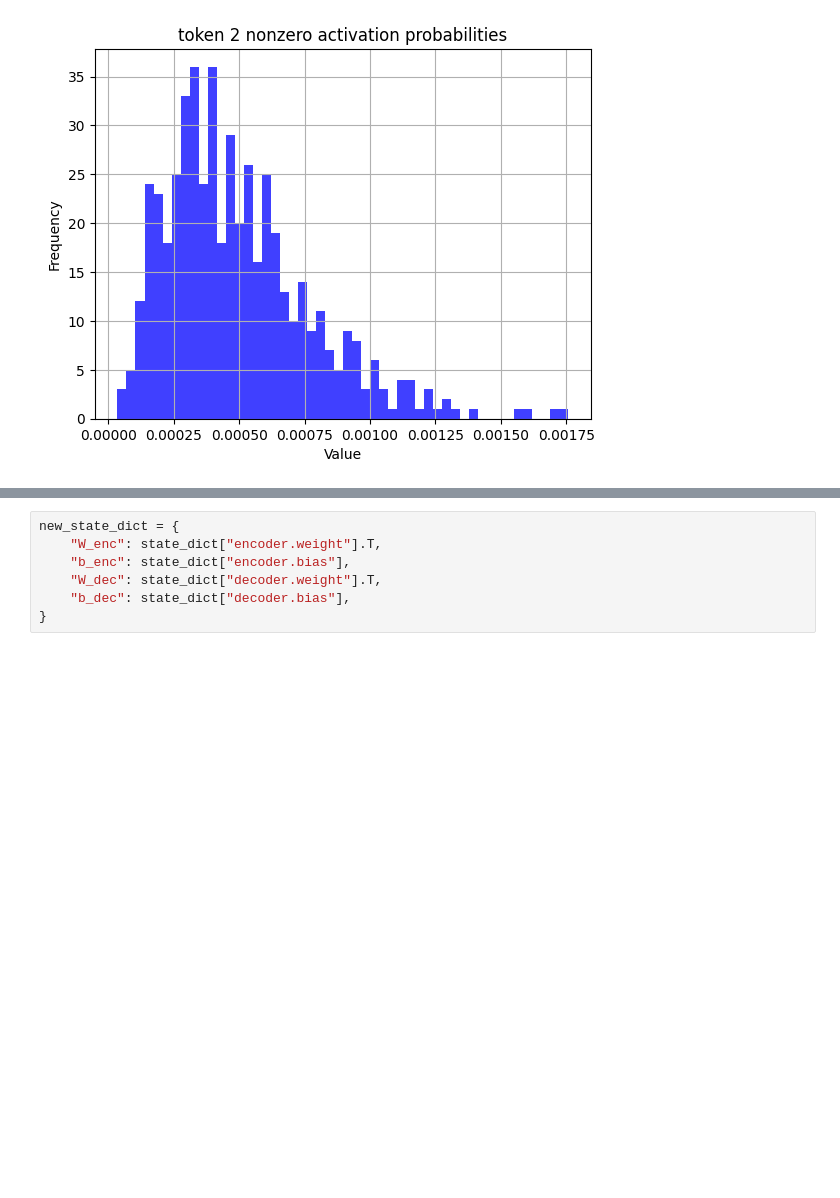
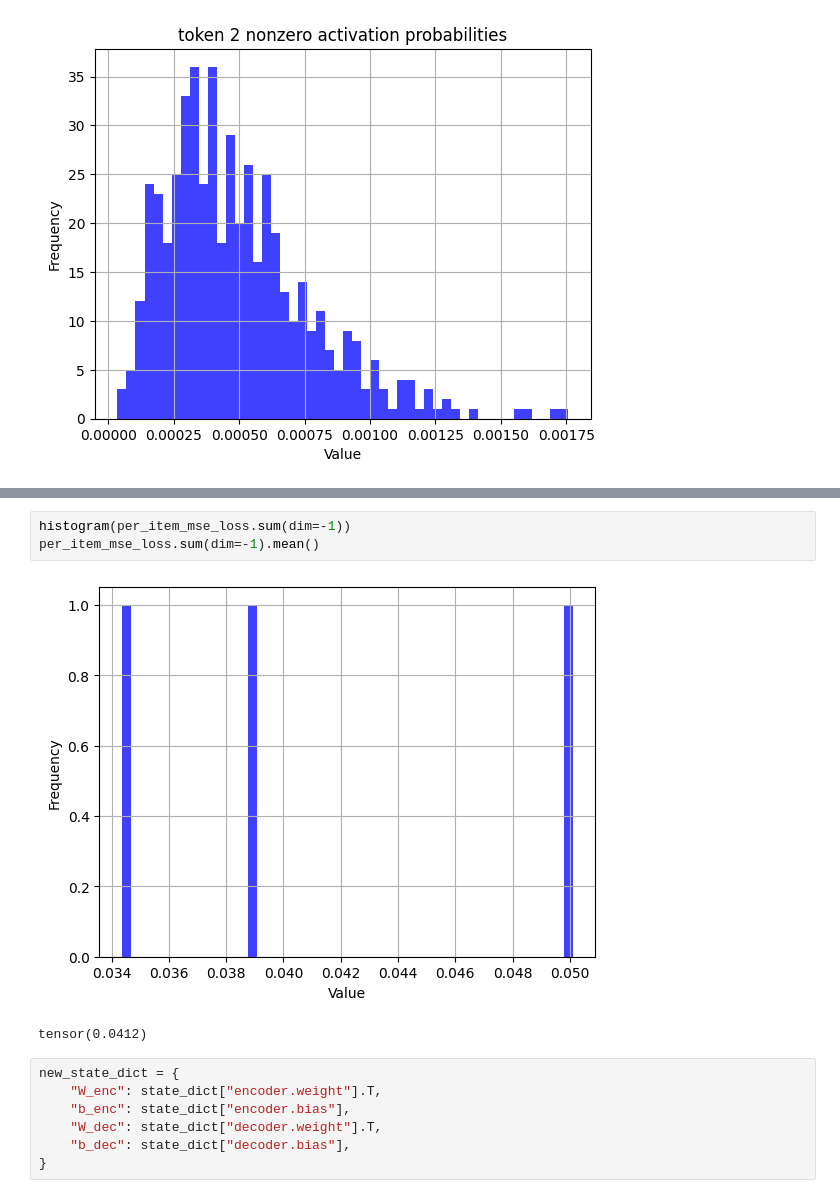
Before and after one commit to joelburget/sae_expected_l0, a Jupyter notebook: vis.ipynb, the cells around one changed output, grey strips where cells are left out. Drawn from its saved outputs; the diff is of its cells as text; blank space fills up the shorter version.

```diff
--- a/vis.ipynb
+++ b/vis.ipynb
@@ -61,3 +97,9 @@ for i in range(3):
+# %%
+histogram(per_item_mse_loss.sum(dim=-1))
+per_item_mse_loss.sum(dim=-1).mean()
+# %% [output]
+[figure, added]
+tensor(0.0412)
 # %%
 new_state_dict = {
     "W_enc": state_dict["encoder.weight"].T,
```
Also changed, not shown: parts of 5 cells of this notebook.
